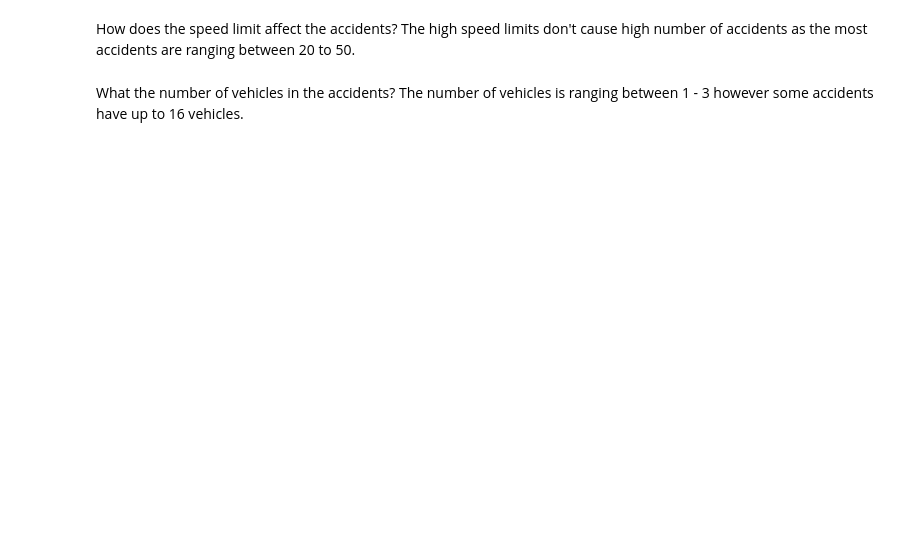
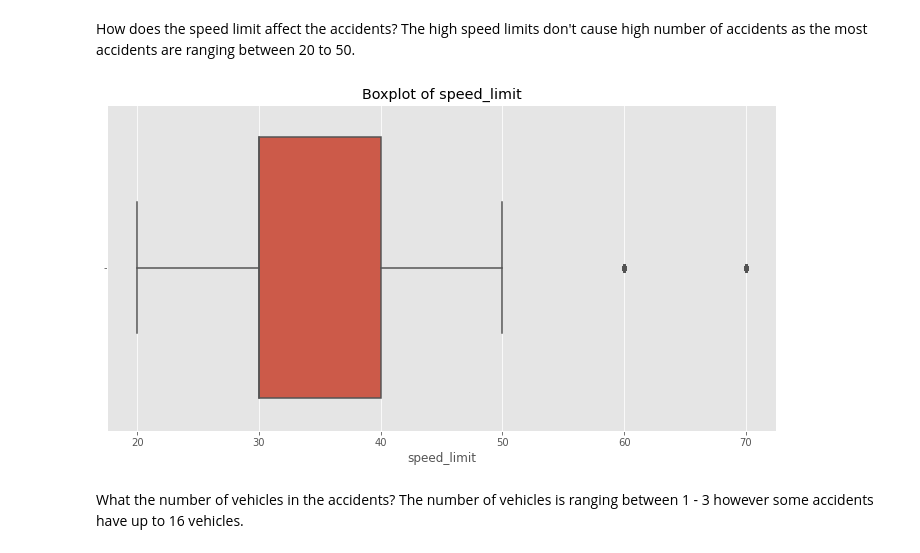
Before and after one commit to Abdelrahman-Khater/DE, a Jupyter notebook: Milestone 1 template.ipynb, the cells around one changed output. Saved outputs shown, nothing was run; the diff lists cells and outputs as text; code cells hidden in the pictures; blank space fills up the shorter version.

```diff
--- a/Milestone 1 template.ipynb
+++ b/Milestone 1 template.ipynb
@@ -165,3 +188,7 @@ plt.show()
+# %%
+BoxPlot("speed_limit")
+# %% [output]
+[figure, added]
 # %% [markdown]
 What the number of vehicles in the accidents?
 The number of vehicles is ranging between 1 - 3 however some accidents have up to 16 vehicles.
```
Also changed, not shown: parts of 26 cells of this notebook.
